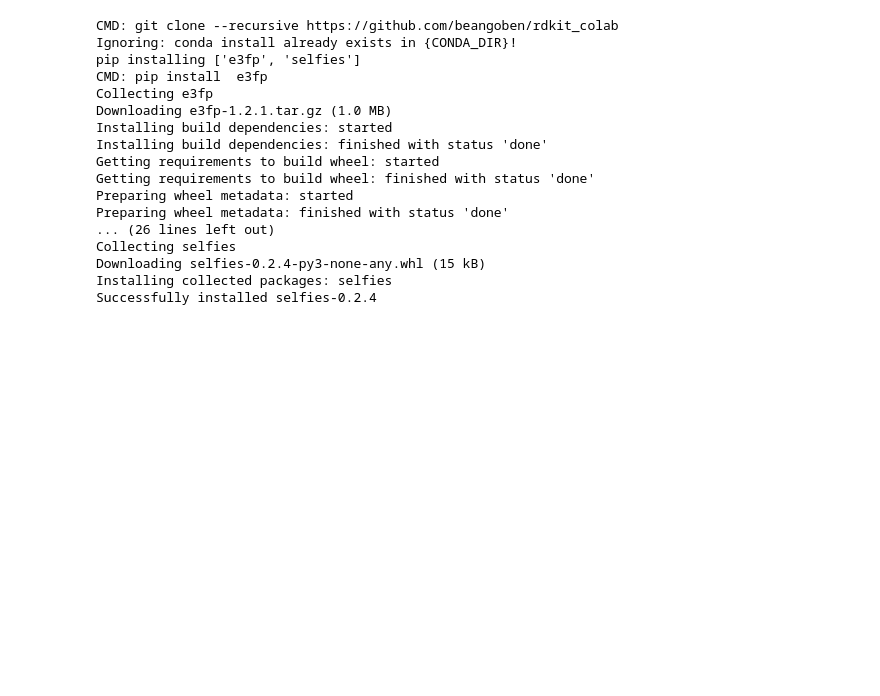
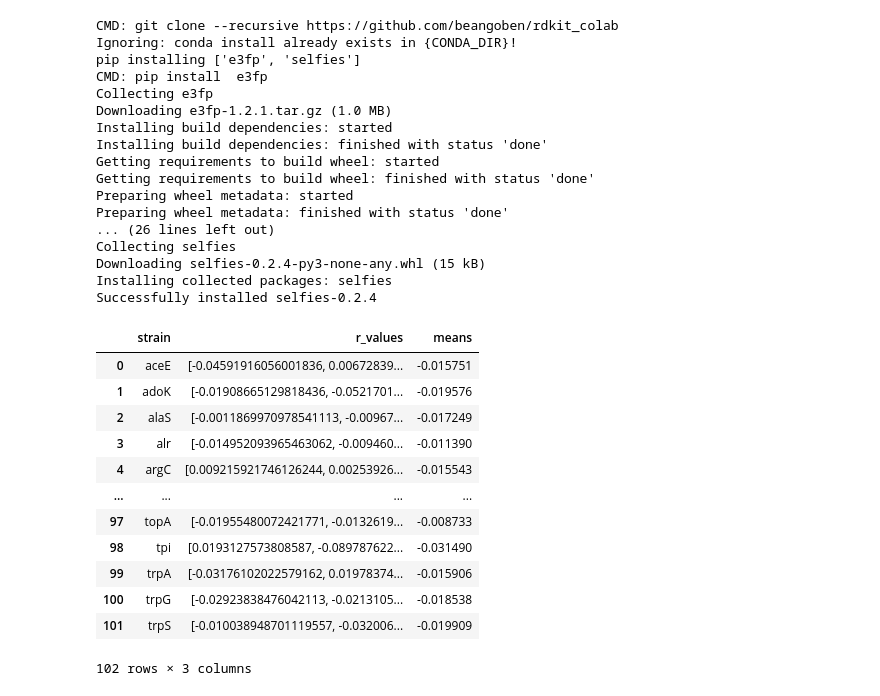
Before and after one commit to anmehta26/public_TB_project, a Jupyter notebook: relationships.ipynb, the cells around one changed output. Saved outputs shown, nothing was run; the diff lists cells and outputs as text; code cells hidden in the pictures; blank space fills up the shorter version.

```diff
--- a/relationships.ipynb
+++ b/relationships.ipynb
@@ -104,11 +104,9 @@ def tani(f1, f2):
   return DataStructs.TanimotoSimilarity(f1,f2)
 # %%
 r_value_list = []
-x = 0
-
-
+index = 0
 for strain in all.strain.unique():
-  print(strain)
+  print(str(index) + " " + strain)
   df = all.loc[all.strain == strain]
   fps = np.array(df.fingerprints.values.tolist())
   zscores = np.array(df.z_score.values.tolist())
@@ -126,24 +124,14 @@ for strain in all.strain.unique():
     diff = []
     for z in zscores:
       diff.append(np.linalg.norm(zref - z))
-  diff_lists.append(diff)
+    diff_lists.append(diff)
 
   sim_lists = np.array(sim_lists)
   diff_lists = np.array(diff_lists)
 
-  # in the code below, i have created a list of r values
-  # that is calculated by running a linear regression
-  # on all of the different distributions for one strain
-  # where each compound is selected as a reference compound
-  # and the z_diff and tanimoto similarity is calculated in relation
-  # to all other compounds for that strain
-
-  # the problem that i am having is that it only calculates one r_value
-  # and then moves on. in other words, the for loop only seems to run
-  # once instead of each "sim" and "dif" in "sim_lists" and "diff_lists"
   r_values = []
   for sim,diff in zip(sim_lists, diff_lists):
     slope, intercept, r_value, p_value, std_err = stats.linregress(sim,diff)
     r_values.append(r_value)
-
   r_value_list.append(np.array(r_values))
+  index = index + 1
@@ -149,0 +142,20 @@ for strain in all.strain.unique():
+# %%
+df = pd.DataFrame({'strain': all.strain.unique(), 'r_values': r_value_list}, columns=['strain', 'r_values'])
+# %%
+df['means'] = df.r_values.apply(lambda x: np.mean(x))
+# %%
+df
+# %% [output]
+|  | strain | r_values | means |
+| 0 | aceE | [-0.04591916056001836, 0.00672839... | -0.015751 |
+| 1 | adoK | [-0.01908665129818436, -0.0521701... | -0.019576 |
+| 2 | alaS | [-0.0011869970978541113, -0.00967... | -0.017249 |
+| 3 | alr | [-0.014952093965463062, -0.009460... | -0.011390 |
+| 4 | argC | [0.009215921746126244, 0.00253926... | -0.015543 |
+| ... | ... | ... | ... |
+| 97 | topA | [-0.01955480072421771, -0.0132619... | -0.008733 |
+| 98 | tpi | [0.0193127573808587, -0.089787622... | -0.031490 |
+| 99 | trpA | [-0.03176102022579162, 0.01978374... | -0.015906 |
+| 100 | trpG | [-0.02923838476042113, -0.0213105... | -0.018538 |
+| 101 | trpS | [-0.010038948701119557, -0.032006... | -0.019909 |
+102 rows × 3 columns
```
Also changed, not shown: parts of 4 cells of this notebook.
